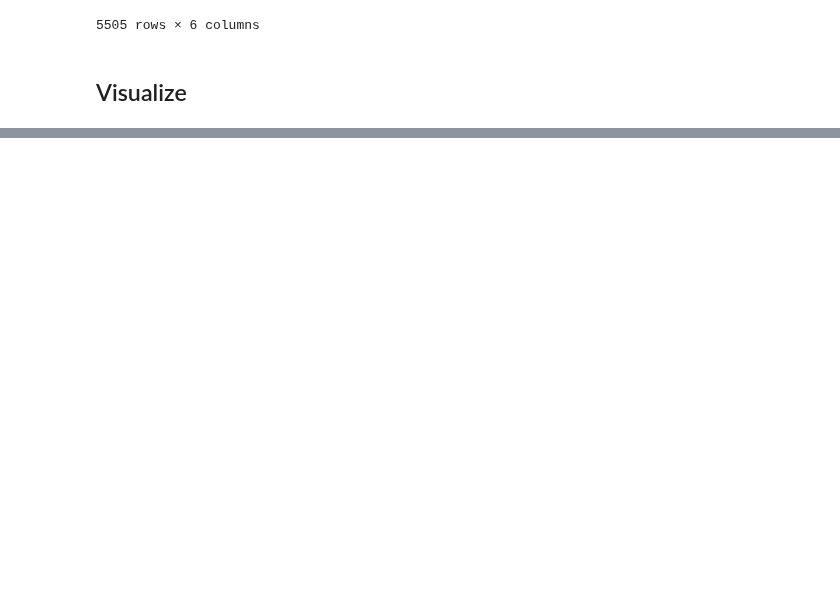
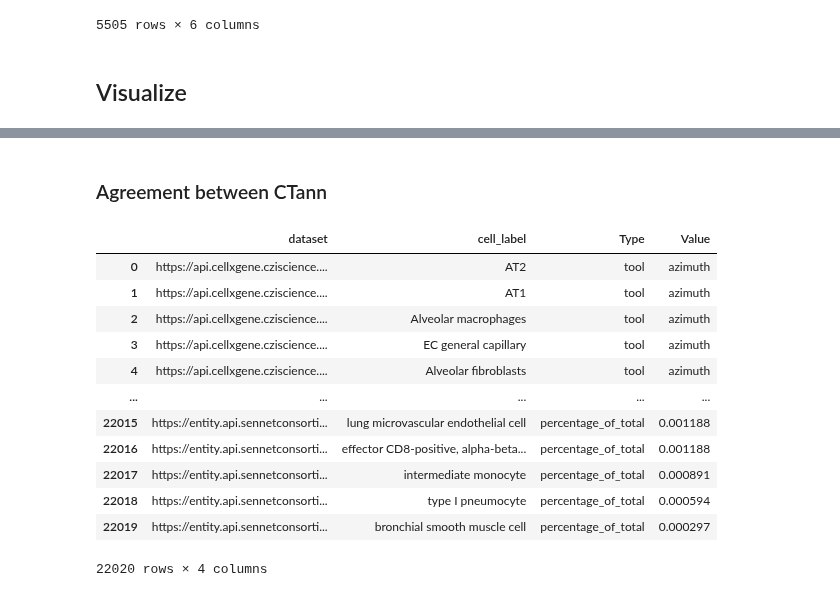
Before and after one commit to cns-iu/hra-pop-notebooks, a Jupyter notebook: cfde_lung.ipynb, the cells around one changed output, grey strips where cells are left out. Saved outputs shown, nothing was run; the diff lists cells and outputs as text; code cells hidden in the pictures; blank space fills up the shorter version.

```diff
--- a/cfde_lung.ipynb
+++ b/cfde_lung.ipynb
@@ -92,0 +141,20 @@ TypeError: Axis.set_ticklabels() missing 1 required positional argument: 'labels
+# %% [markdown]
+### Agreement between CTann
+# %%
+df_long_agreement = df_lung_dataset_cell_summaries_by_ctann.melt(
+    id_vars=['dataset', 'cell_label'], var_name='Type', value_name='Value')
+df_long_agreement
+# %% [output]
+|  | dataset | cell_label | Type | Value |
+| 0 | https://api.cellxgene.cziscience.... | AT2 | tool | azimuth |
+| 1 | https://api.cellxgene.cziscience.... | AT1 | tool | azimuth |
+| 2 | https://api.cellxgene.cziscience.... | Alveolar macrophages | tool | azimuth |
+| 3 | https://api.cellxgene.cziscience.... | EC general capillary | tool | azimuth |
+| 4 | https://api.cellxgene.cziscience.... | Alveolar fibroblasts | tool | azimuth |
+| ... | ... | ... | ... | ... |
+| 22015 | https://entity.api.sennetconsorti... | lung microvascular endothelial cell | percentage_of_total | 0.001188 |
+| 22016 | https://entity.api.sennetconsorti... | effector CD8-positive, alpha-beta... | percentage_of_total | 0.001188 |
+| 22017 | https://entity.api.sennetconsorti... | intermediate monocyte | percentage_of_total | 0.000891 |
+| 22018 | https://entity.api.sennetconsorti... | type I pneumocyte | percentage_of_total | 0.000594 |
+| 22019 | https://entity.api.sennetconsorti... | bronchial smooth muscle cell | percentage_of_total | 0.000297 |
+22020 rows × 4 columns
```
Also changed, not shown: parts of 7 cells of this notebook.
